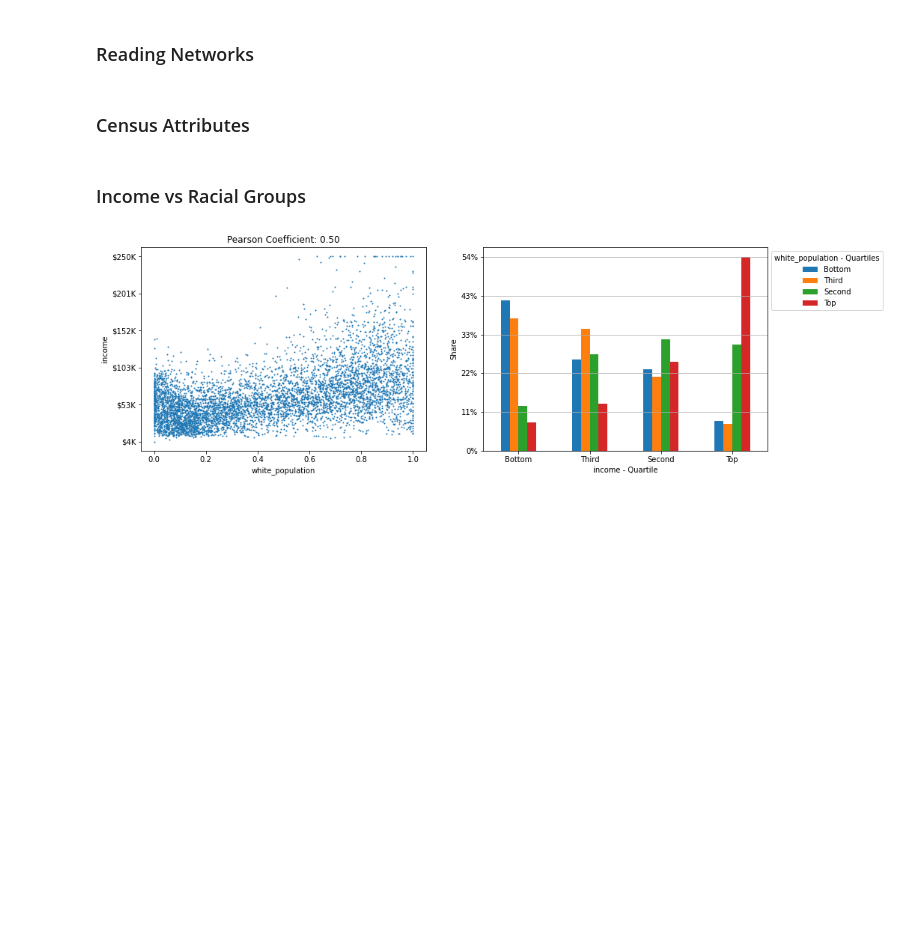
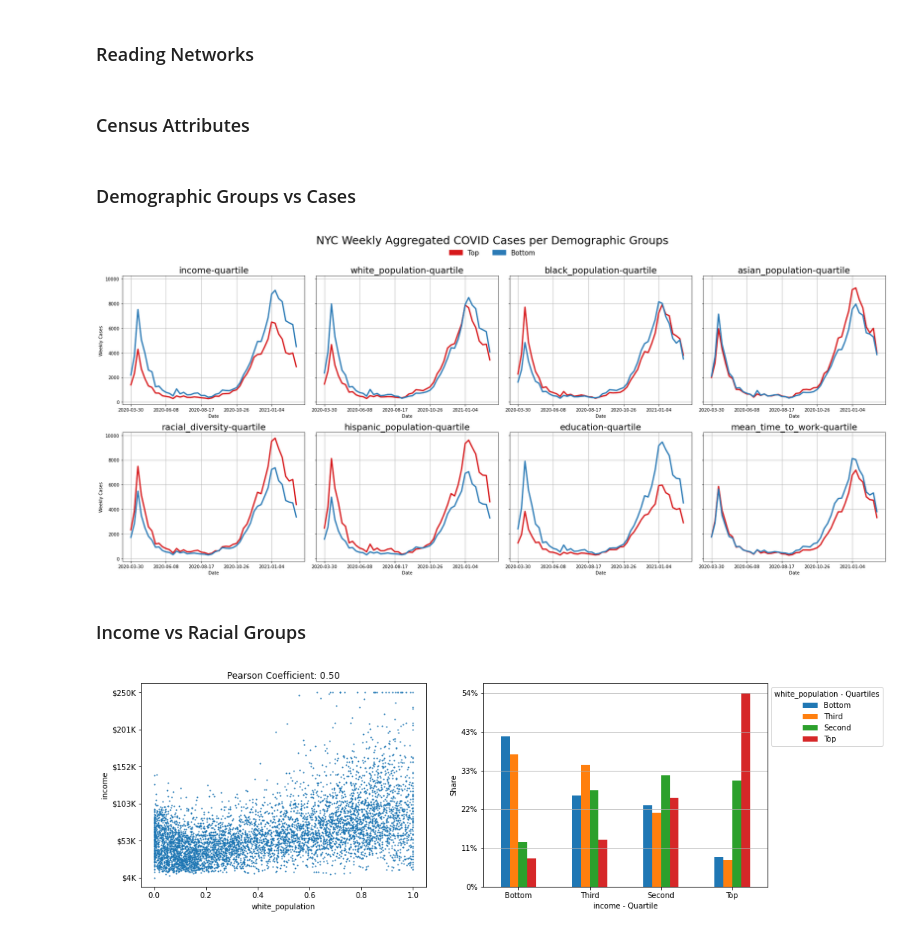
Before and after one commit to hasanalpboz/safegraph-covid19-mobility, a Jupyter notebook: scripts/notebooks/network-centrality-evolution.ipynb, the cells around one changed output. Saved outputs shown, nothing was run; the diff lists cells and outputs as text; code cells hidden in the pictures; blank space fills up the shorter version.

```diff
--- a/scripts/notebooks/network-centrality-evolution.ipynb
+++ b/scripts/notebooks/network-centrality-evolution.ipynb
@@ -79,3 +86,55 @@ census_attrs_features = census_attrs[['census_block_group', *col_names]]
+# %%
+case_df = pd.read_csv(join(pwd, 'util_datasets', 'nyc-daily-cases.csv'))
+weeks = np.sort(pd.to_datetime(case_df.Date).unique())
+# %%
+rows = []
+for cbg in tqdm(zcta_df.index.unique()):
+    zip_codes = zcta_df.loc[[cbg]][['ZipCode', 'cbg_ratio']]
+    filtered_df = case_df[case_df.ID.isin(zip_codes['ZipCode'].values)]
+    r = pd.merge(zip_codes, filtered_df, left_on='ZipCode', right_on='ID')
+    r['Norm_Cases'] = r['Cases_New'] * r['cbg_ratio']
+    r = r.groupby('Date')[['Norm_Cases']].sum().reset_index()
+    r['cbg'] = cbg
+    rows.append(r)
+# %%
+cases_df = pd.concat(rows, axis=0)
+# %% [markdown]
+### Demographic Groups vs Cases
+# %%
+cols = [col for col in cattr.columns if 'quartile' in col]
+fig, axes = plt.subplots(2, 4, sharey=True, figsize=(25, 10))
+
+topc = '#d7191c'
+bottomc = '#2c7bb6'
+
+for ax, col in zip(axes.flatten(), cols):
+    top_cbg = cattr[cattr[col] == 'Top']
+    bottom_cbg = cattr[cattr[col] == 'Bottom']
+
+    cases_df[cases_df['cbg'].isin(top_cbg['census_block_group'].values)].groupby('Date').sum()['Norm_Cases'].plot(ax=ax, color=topc, linewidth=3)
+    cases_df[cases_df['cbg'].isin(bottom_cbg['census_block_group'].values)].groupby('Date').sum()['Norm_Cases'].plot(ax=ax, color=bottomc, linewidth=3)
+    ax.set_title(col, fontsize=20)
+    ax.set_ylabel('Weekly Cases')
+    ax.grid()
+
+top_patch = mpatches.Patch(color=topc)
+bottom_patch = mpatches.Patch(color=bottomc)
+
+fig.legend([top_patch, bottom_patch],
+                   ['Top',
+                    'Bottom'],
+                   loc="center",
+                   ncol=2,
+                   bbox_to_anchor=(0.5, 1.05),
+                   fontsize=15,
+                   title_fontsize=25,
+                   title="NYC Weekly Aggregated COVID Cases per Demographic Groups",
+                   edgecolor="white")
+
+fig.tight_layout()
+fig.savefig(join(FIG_SAVE_DIR, "nyc-covid-cases-per-demographics-quartiles.png"), bbox_inches="tight")
+# %% [output]
+[figure, added]
 # %% [markdown]
 ### Income vs Racial Groups
 # %%
```
Also changed, not shown: parts of 6 cells of this notebook, 12 other files.
